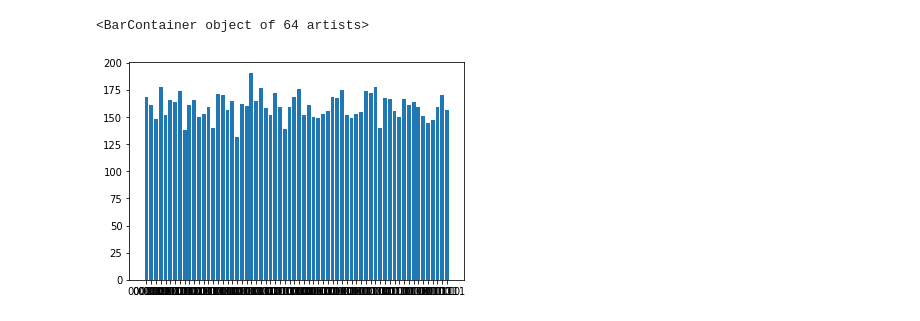
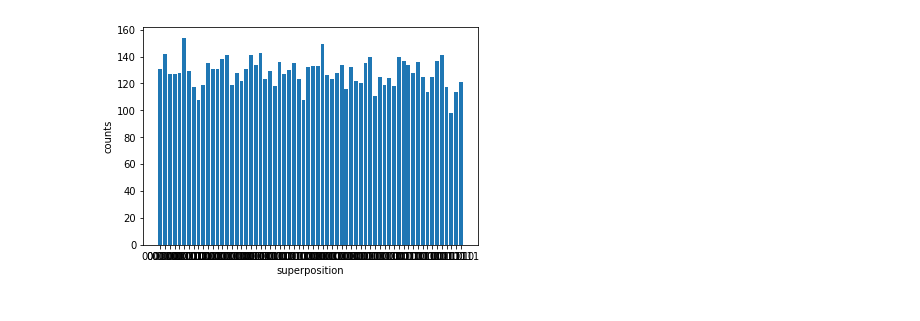
Before and after one commit to QML-UOS/quantum-fourier-transform-demo-a-new-team, a Jupyter notebook: quantum-fourrier-transform-quantum-dudes.ipynb, the cells around one changed output. Cells and saved outputs as stored; diff of their text form; code cells hidden in the pictures.

```diff
--- a/quantum-fourrier-transform-quantum-dudes.ipynb
+++ b/quantum-fourrier-transform-quantum-dudes.ipynb
@@ -20,26 +46,38 @@ from qiskit.tools.visualization import plot_histogram, plot_state
 # %%
-# Initializing a three-qubit quantum state
-
-
-n = 6  # number of qubits
-q = QuantumRegister(n)
+# number of qubits
+n = 6
+# one quantum register with n qubits
+q = QuantumRegister(n, 'q')
+# one classical register with n classical bits for measurement
 c = ClassicalRegister(n, "c")
-
+# build a circuit
 qc = QuantumCircuit(q, c)
 
-# qc.
+## optional: try different gates before the controlled phase gate
+# qc.y(q[0])
+# qc.y(q[1])
+# qc.y(q[2])
+# qc.y(q[3])
+# qc.y(q[4])
+# qc.y(q[5])
 qc.barrier()
 
+## add Hadamard gate to every qubit
 for i in range(n):
     qc.h(q[i])
+    ## entangle i-th qubit with [i+1, n]-th qubit with controlled-phase gate cu1
     for j in range(i+1, n):
-#         qc.cu1((2*pi)/(2**(j+1)),q[i], q[j])
         qc.cu1((2*pi)/(2**(2+j-i-1)),q[i], q[j])
+
+## swap gate
 for i in range(n):
     if i <= (n/2) - 1:
         qc.swap(q[i], q[n-1-i])
 qc.barrier()
 
+## measure
+qc.measure(q, c)
+
 circuit_drawer(qc)
 # %% [output]
 WARNING Unable to complile latex. The output from the pdflatex command can be found in latex_error.log
@@ -47,11 +88,8 @@ WARNING Unable to complile latex. The output from the pdflatex command can be fo
 # %%
-for j in range(n):
-    qc.measure(q[j], c[j])
 sim_backend = Aer.get_backend('qasm_simulator')
-job = execute(qc, sim_backend, shots=10240)
+job = execute(qc, sim_backend, shots=8192)
 result = job.result()
 print(result)
-print(result.get_counts(qc))
-print(qc.qasm())
+print(result.get_counts())
 # %% [output]
 COMPLETED
@@ -74,7 +97,9 @@ measure q24[5] -> c[5];
 # %%
-y = list(result.get_counts(qc).values())
-x = list(result.get_counts(qc).keys())
+y = list(result.get_counts().values())
+x = list(result.get_counts().keys())
 plt.bar(x, y)
+plt.ylabel("counts")
+plt.xlabel("superposition")
+plt.savefig("histogram.png")
 # %% [output]
-<BarContainer object of 64 artists>
-[figure, old version]
+[figure, new version]
```
Also changed, not shown: parts of 23 cells of this notebook.
